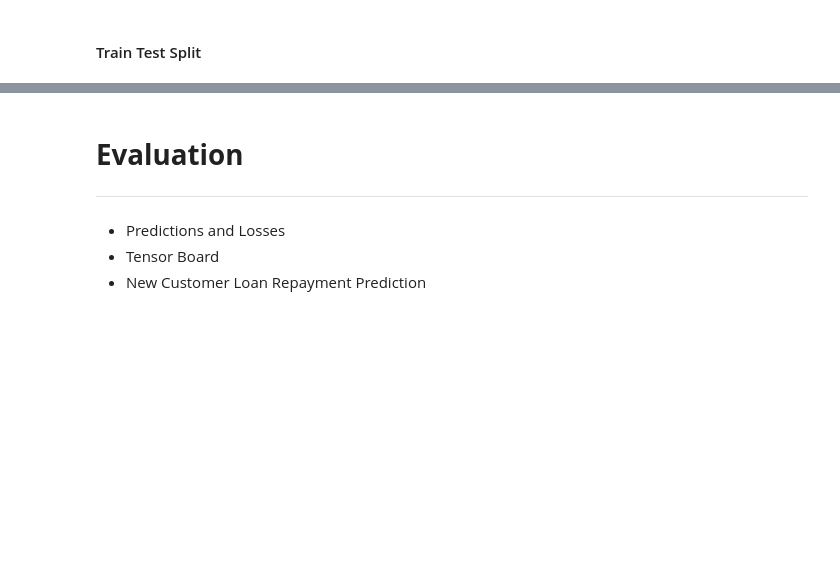
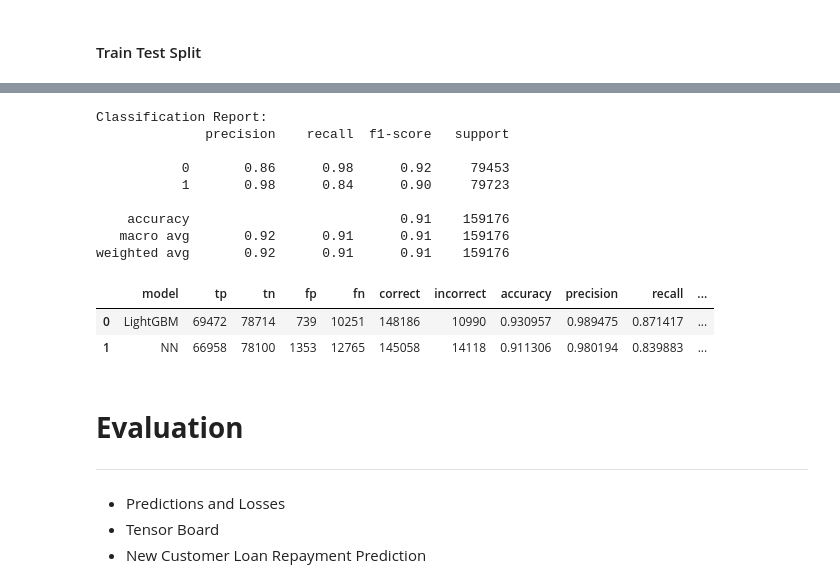
Before and after one commit to Praveen-Samudrala/Machine-Learning-and-Data-Science, a Jupyter notebook: Projects/Loan Defaulter Prediction/Loan Defaulter Prediction.ipynb, the cells around one changed output, grey strips where cells are left out. Saved outputs shown, nothing was run; the diff lists cells and outputs as text; code cells hidden in the pictures; blank space fills up the shorter version.

```diff
--- a/Projects/Loan Defaulter Prediction/Loan Defaulter Prediction.ipynb
+++ b/Projects/Loan Defaulter Prediction/Loan Defaulter Prediction.ipynb
@@ -1146,4 +1182 @@ y_count :
 Name: loan_repaid, dtype: int64
-# %%
-X_train, X_test, y_train, y_test = train_test_split(X, y, test_size=0.25,random_state=22)
-X_train1, X_test1, y_train1, y_test1 = train_test_split(X_os, y_os, test_size=0.25,random_state=22)
@@ -1254,23 +1324,21 @@ Confusion Matrix:
 # %%
-# ANN Model
-
 model = Sequential()
 # Input layer
-model.add(Dense(77, activation='relu', kernel_constraint=max_norm(3)))
-model.add(Dropout(0.3)) # Drop 30% of neurons randomly
-# Hidden layers
-model.add(Dense(38, activation='relu', kernel_constraint=max_norm(3)))
+model.add(Dense(84, activation='relu'))
 model.add(Dropout(0.2))
-model.add(Dense(19, activation='relu', kernel_constraint=max_norm(3)))
+# Hidden Layers
+model.add(Dense(41, activation='relu'))
 model.add(Dropout(0.2))
-
+model.add(Dense(20, activation='relu'))
+model.add(Dropout(0.2))
 # Output layer
 model.add(Dense(1, activation='sigmoid'))
 # %%
 # Compile the created model
 model.compile(optimizer='adam',
               loss='binary_crossentropy',
-              metrics=['accuracy'])
+              metrics=[tf.keras.metrics.Precision()])
+#[tf.keras.metrics.Precision()]
 
 # Monitor the "validation_loss" and
 # when "min" value is reached during training, wait for "3" epochs and stop training
@@ -1278,15 +1346,16 @@ early_stop = EarlyStopping(monitor='val_loss',
                     verbose=1,
                     mode='min',
                     patience=3)
+
 scaler = StandardScaler()
-X_train_sca_smo = scaler.fit_transform(X_train1)
-X_test_sca = scaler.transform(X_test1)
+X_train1_sca = scaler.fit_transform(X_train1)
+X_test1_sca = scaler.transform(X_test1)
 
 # Fit the model
-model.fit(X_train_sca_smo,
+model.fit(X_train1_sca,
         y_train1,
         batch_size=256,
         epochs=15,
-        validation_data=(X_test_sca, y_test1),
+        validation_data=(X_test1_sca, y_test1),
         callbacks=[early_stop])
 # %% [output]
@@ -1331,2 +1398,20 @@ Trainable params: 9,731
 Non-trainable params: 0
 _________________________________________________________________
+# %%
+y_pred = model.predict(X_test1_sca)
+y_pred = [1 if x>0.5 else 0 for x in y_pred]
+df_metric = pd.concat([df_metric,evaluate_metrics(y_test1, y_pred, 'NN')], axis=0, ignore_index=True)
+df_metric
+# %% [output]
+Classification Report:
+              precision    recall  f1-score   support
+
+           0       0.86      0.98      0.92     79453
+           1       0.98      0.84      0.90     79723
+
+    accuracy                           0.91    159176
+   macro avg       0.92      0.91      0.91    159176
+weighted avg       0.92      0.91      0.91    159176
+|  | model | tp | tn | fp | fn | correct | incorrect | accuracy | precision | recall | ... |
+| 0 | LightGBM | 69472 | 78714 | 739 | 10251 | 148186 | 10990 | 0.930957 | 0.989475 | 0.871417 | ... |
+| 1 | NN | 66958 | 78100 | 1353 | 12765 | 145058 | 14118 | 0.911306 | 0.980194 | 0.839883 | ... |
```
Also changed, not shown: parts of 41 cells of this notebook, 2 other files.
